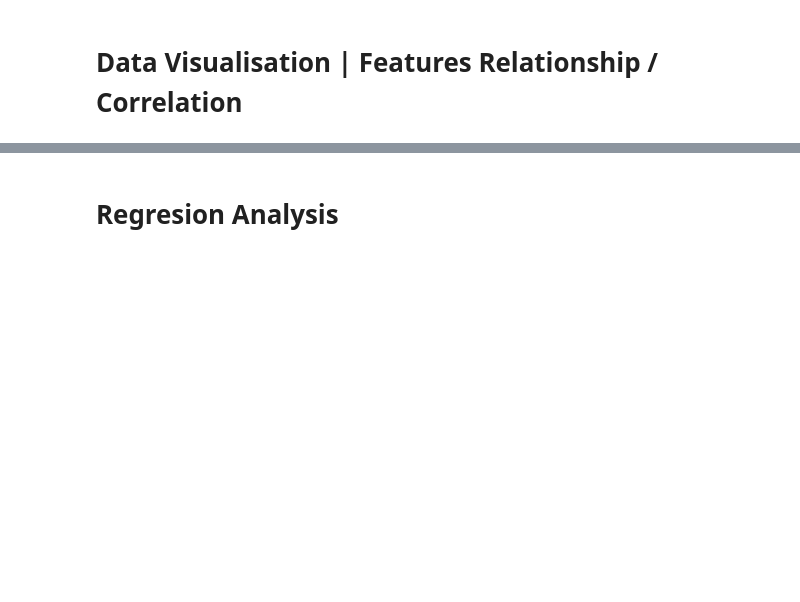
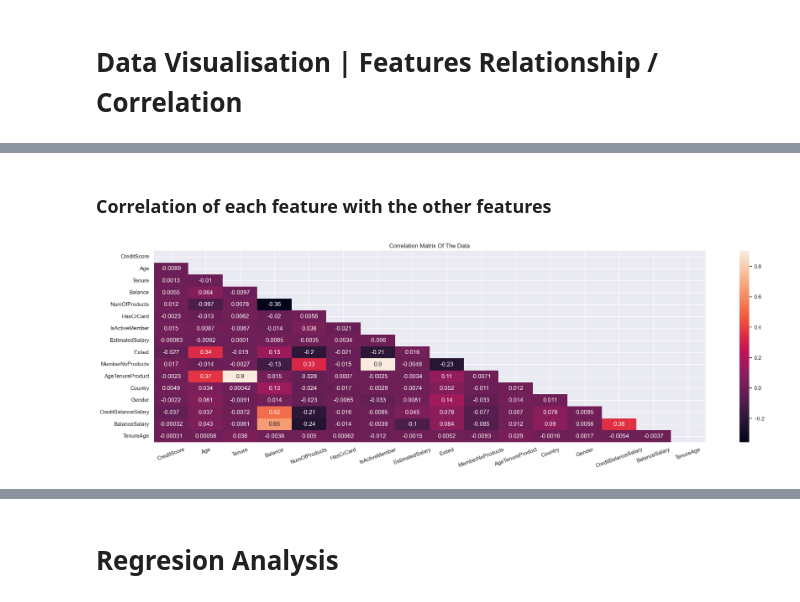
Before and after one commit to kibambe-0167/lrd-first, a Jupyter notebook: app.ipynb, the cells around one changed output, grey strips where cells are left out. Drawn from its saved outputs; the diff is of its cells as text; code cells hidden in the pictures; blank space fills up the shorter version.

```diff
--- a/app.ipynb
+++ b/app.ipynb
@@ -320,0 +379,11 @@ After dropping duplicates: (174459, 16)
+# %% [markdown]
+### Correlation of each feature with the other features
+# %%
+plt.figure(figsize=(25, 7))
+mask = np.triu(np.ones_like(df.corr(), dtype=bool))
+sns.heatmap(df.corr(), annot=True, mask=mask)
+plt.xticks(rotation=20)
+plt.title("Correlation Matrix Of The Data")
+plt.show()
+# %% [output]
+[figure, added]
```
Also changed, not shown: parts of 26 cells of this notebook.
